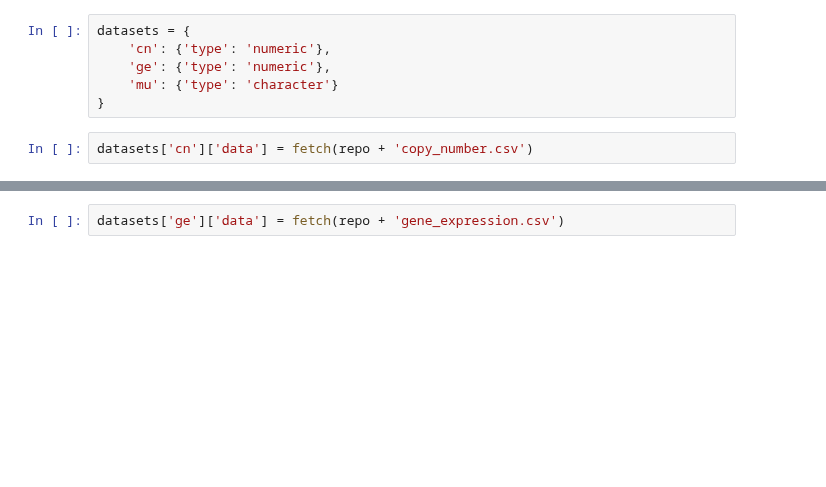
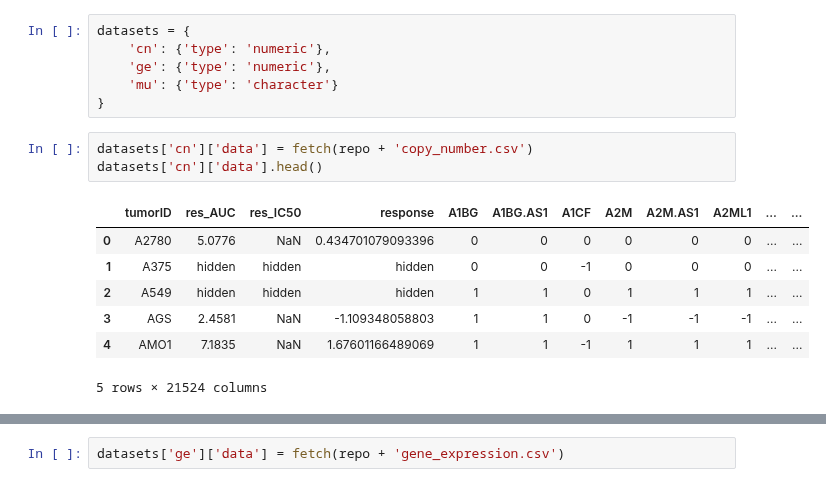
Before and after one commit to eric-czech/portfolio, a Jupyter notebook: demonstrative/python/notebooks/meetups/genomics_analytics.ipynb, the cells around one changed output, grey strips where cells are left out. Saved outputs shown, nothing was run; the diff lists cells and outputs as text; blank space fills up the shorter version.

```diff
--- a/demonstrative/python/notebooks/meetups/genomics_analytics.ipynb
+++ b/demonstrative/python/notebooks/meetups/genomics_analytics.ipynb
@@ -36,3 +36,12 @@ datasets = {
 }
 # %%
 datasets['cn']['data'] = fetch(repo + 'copy_number.csv')
+datasets['cn']['data'].head()
+# %% [output]
+|  | tumorID | res_AUC | res_IC50 | response | A1BG | A1BG.AS1 | A1CF | A2M | A2M.AS1 | A2ML1 | ... | ... |
+| 0 | A2780 | 5.0776 | NaN | 0.434701079093396 | 0 | 0 | 0 | 0 | 0 | 0 | ... | ... |
+| 1 | A375 | hidden | hidden | hidden | 0 | 0 | -1 | 0 | 0 | 0 | ... | ... |
+| 2 | A549 | hidden | hidden | hidden | 1 | 1 | 0 | 1 | 1 | 1 | ... | ... |
+| 3 | AGS | 2.4581 | NaN | -1.109348058803 | 1 | 1 | 0 | -1 | -1 | -1 | ... | ... |
+| 4 | AMO1 | 7.1835 | NaN | 1.67601166489069 | 1 | 1 | -1 | 1 | 1 | 1 | ... | ... |
+5 rows × 21524 columns
```
Also changed, not shown: parts of 3 cells of this notebook.
